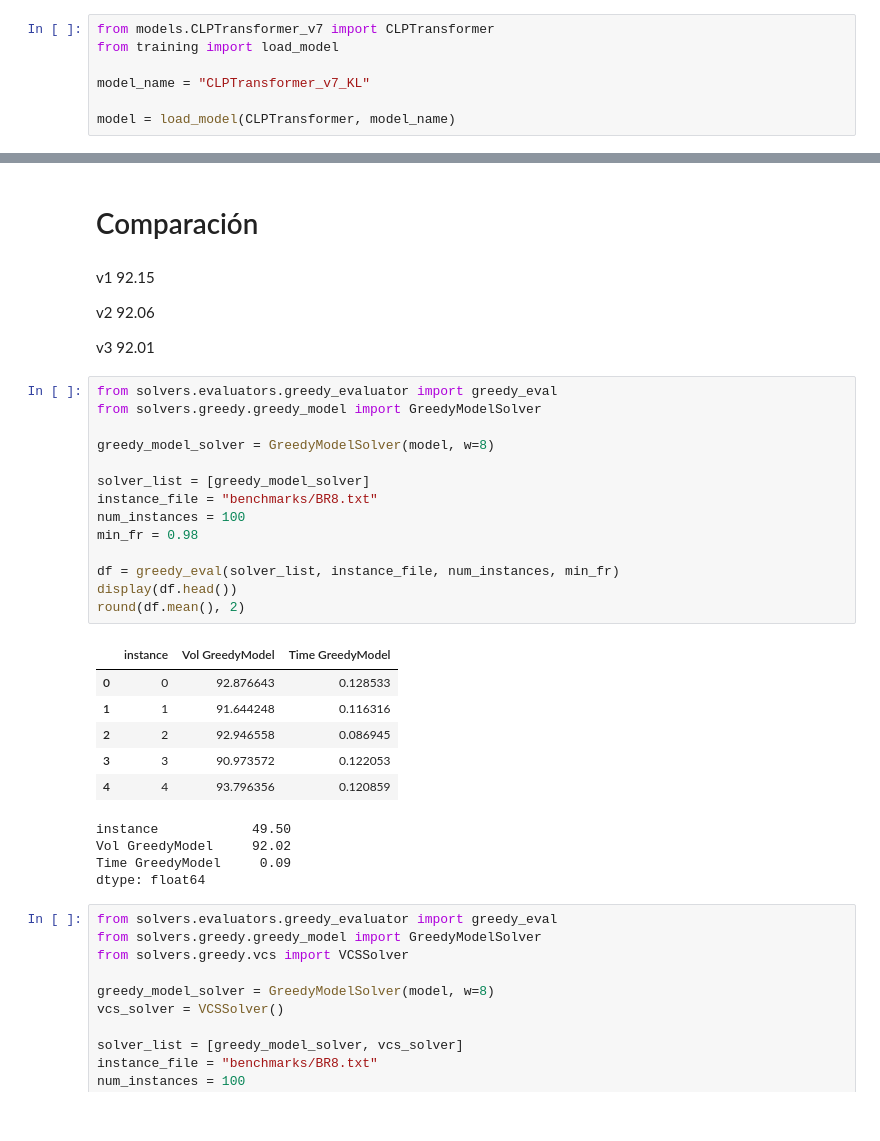
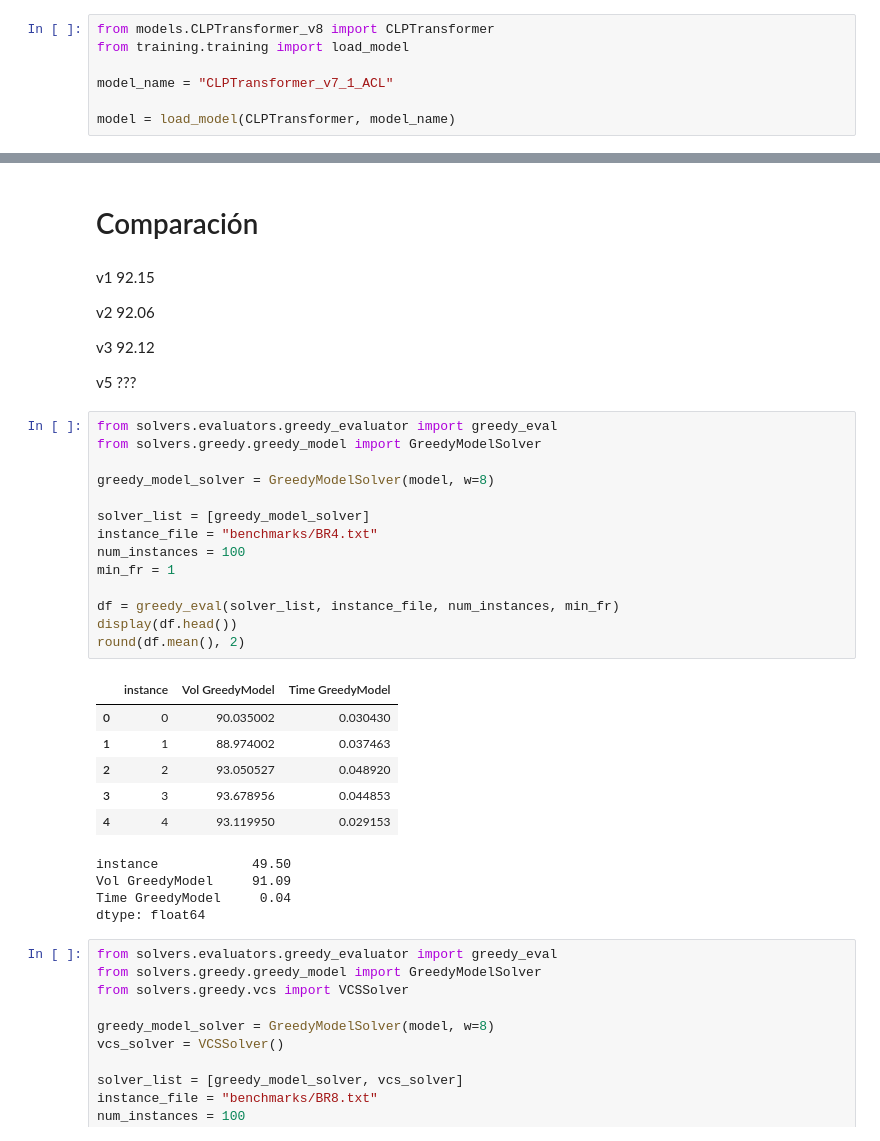
Before and after one commit to OscarRojasG/CLP-Framework, a Jupyter notebook: notebooks/solver.ipynb, the cells around one changed output, grey strips where cells are left out. Drawn from its saved outputs; the diff is of its cells as text.

```diff
--- a/notebooks/solver.ipynb
+++ b/notebooks/solver.ipynb
@@ -7,8 +4,8 @@ The autoreload extension is already loaded. To reload it, use:
 # %%
-from models.CLPTransformer_v7 import CLPTransformer
-from training import load_model
+from models.CLPTransformer_v8 import CLPTransformer
+from training.training import load_model
 
-model_name = "CLPTransformer_v7_KL"
+model_name = "CLPTransformer_v7_1_ACL"
 
 model = load_model(CLPTransformer, model_name)
 # %% [markdown]
@@ -106,31 +103,33 @@ v1 92.15
 
 v2 92.06
 
-v3 92.01
+v3 92.12
+
+v5 ???
 # %%
 from solvers.evaluators.greedy_evaluator import greedy_eval
 from solvers.greedy.greedy_model import GreedyModelSolver
 
 greedy_model_solver = GreedyModelSolver(model, w=8)
 
 solver_list = [greedy_model_solver]
-instance_file = "benchmarks/BR8.txt"
+instance_file = "benchmarks/BR4.txt"
 num_instances = 100
-min_fr = 0.98
+min_fr = 1
 
 df = greedy_eval(solver_list, instance_file, num_instances, min_fr)
 display(df.head())
 round(df.mean(), 2)
 # %% [output]
 |  | instance | Vol GreedyModel | Time GreedyModel |
-| 0 | 0 | 92.876643 | 0.128533 |
-| 1 | 1 | 91.644248 | 0.116316 |
-| 2 | 2 | 92.946558 | 0.086945 |
-| 3 | 3 | 90.973572 | 0.122053 |
-| 4 | 4 | 93.796356 | 0.120859 |
+| 0 | 0 | 90.035002 | 0.030430 |
+| 1 | 1 | 88.974002 | 0.037463 |
+| 2 | 2 | 93.050527 | 0.048920 |
+| 3 | 3 | 93.678956 | 0.044853 |
+| 4 | 4 | 93.119950 | 0.029153 |
 instance            49.50
-Vol GreedyModel     92.02
-Time GreedyModel     0.09
+Vol GreedyModel     91.09
+Time GreedyModel     0.04
 dtype: float64
 # %%
 from solvers.evaluators.greedy_evaluator import greedy_eval
```
Also changed, not shown: parts of 4 cells of this notebook, 15 other files.
